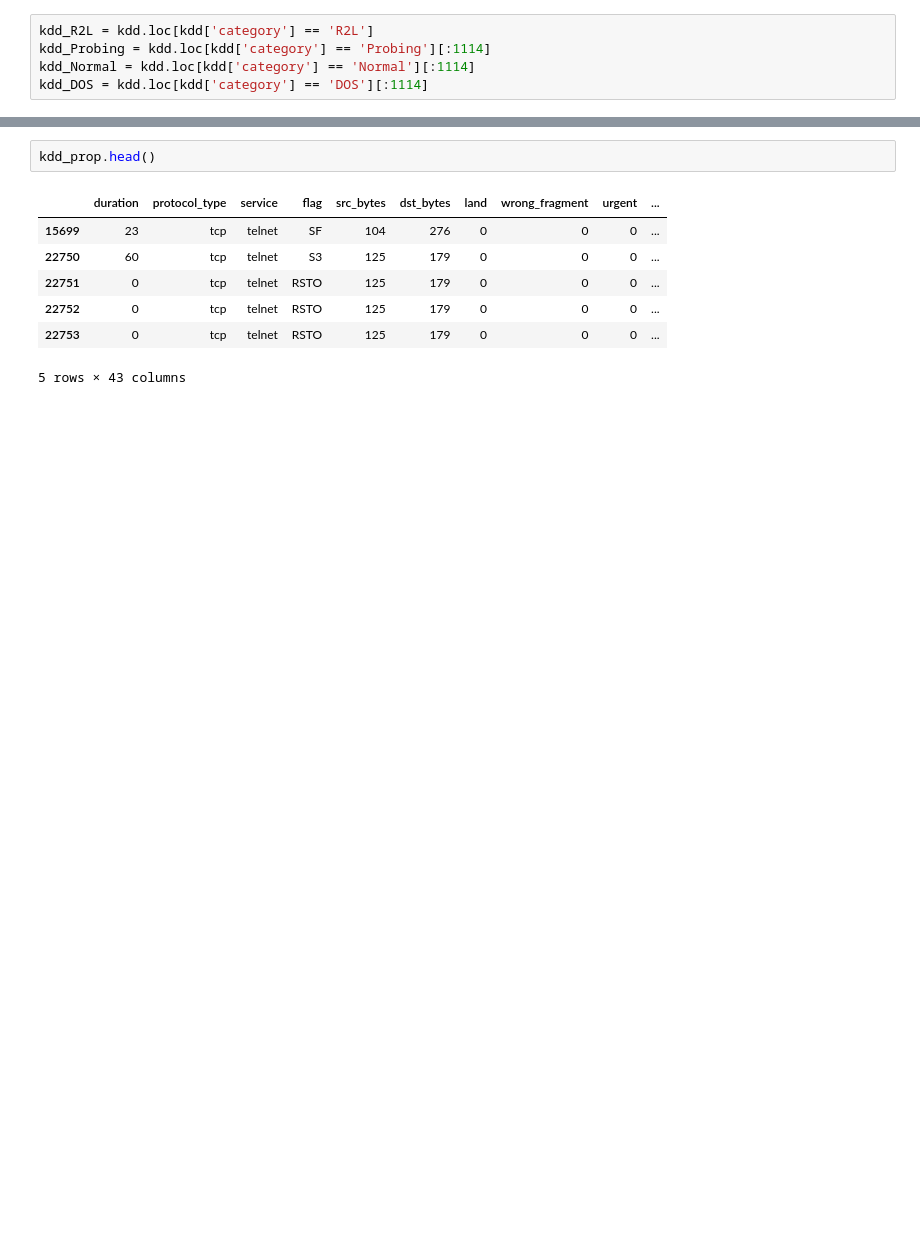
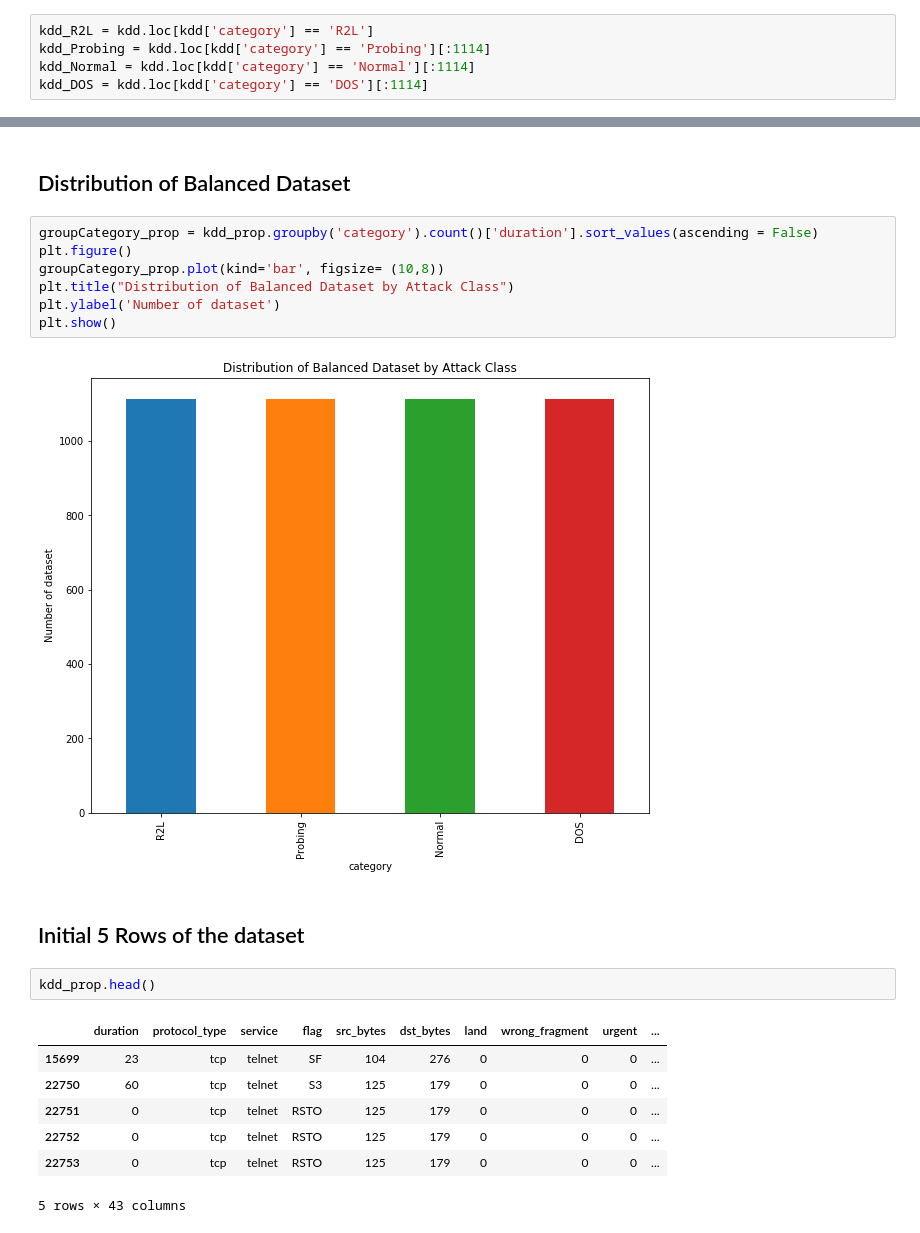
Before and after one commit to kaleoyster/IDS_data_analysis, a Jupyter notebook: Notebooks/Clean_Version.ipynb, the cells around one changed output, grey strips where cells are left out. Cells and saved outputs as stored; diff of their text form; blank space fills up the shorter version.

```diff
--- a/Notebooks/Clean_Version.ipynb
+++ b/Notebooks/Clean_Version.ipynb
@@ -121,3 +188,16 @@ len(kdd_prop)
+# %% [markdown]
+## Distribution of Balanced Dataset
+# %%
+groupCategory_prop = kdd_prop.groupby('category').count()['duration'].sort_values(ascending = False)
+plt.figure()
+groupCategory_prop.plot(kind='bar', figsize= (10,8))
+plt.title("Distribution of Balanced Dataset by Attack Class")
+plt.ylabel('Number of dataset')
+plt.show()
+# %% [output]
+[figure, added]
+# %% [markdown]
+## Initial 5 Rows of the dataset
 # %%
 kdd_prop.head()
 # %% [output]
```
Also changed, not shown: parts of 59 cells of this notebook, 2 other files.
